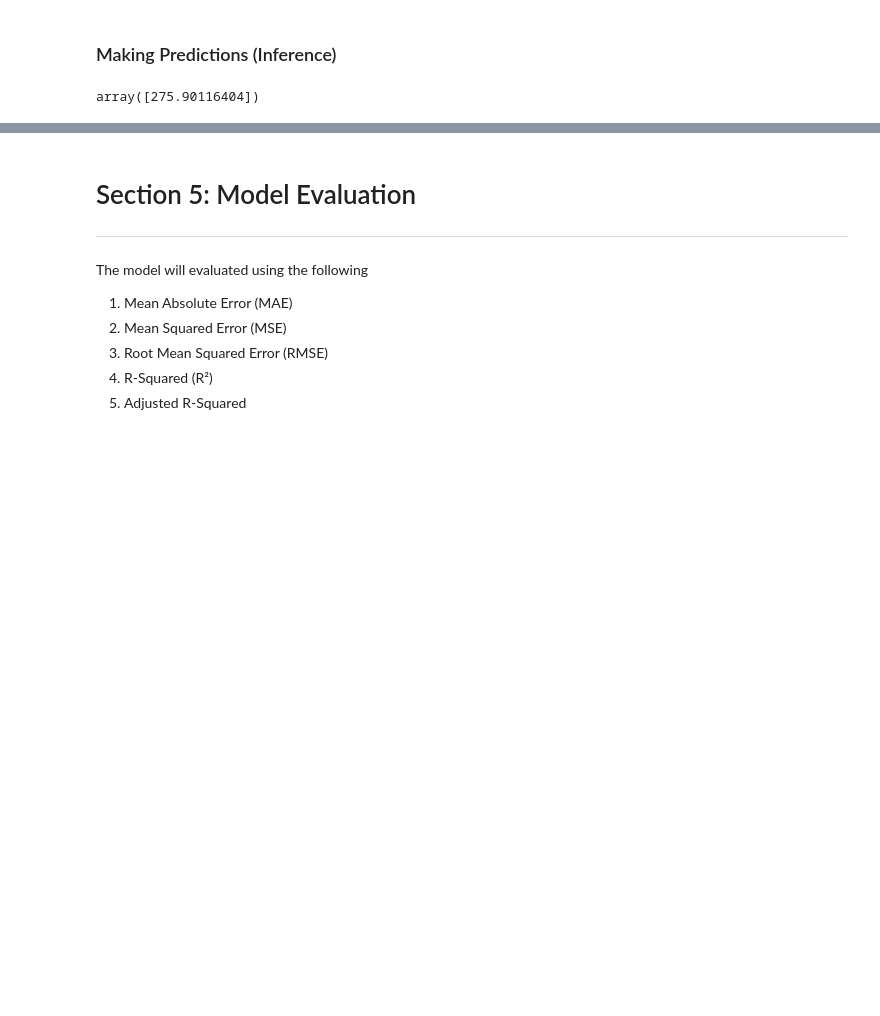
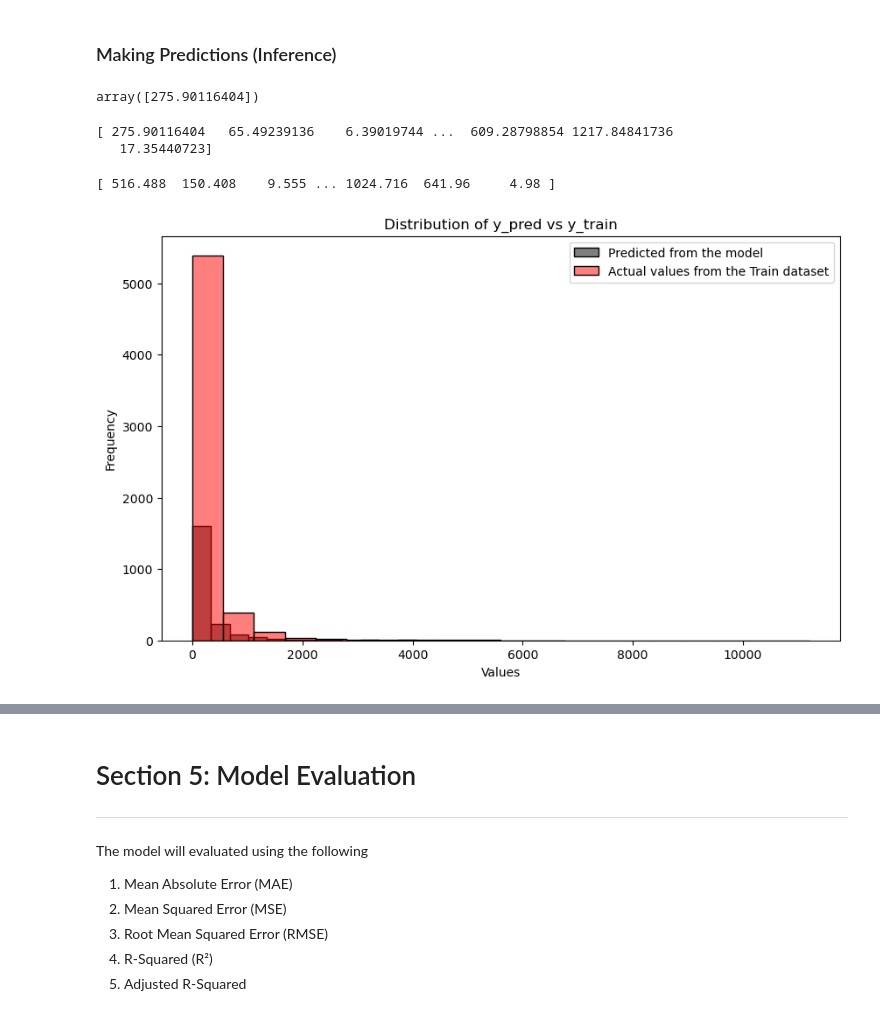
Before and after one commit to TeslimAdeyanju/4-Portfolio-Sales-Prediction-Using-Linear-Regression, a Jupyter notebook: mid-term-project-2024-cohot.ipynb, the cells around one changed output, grey strips where cells are left out. Drawn from its saved outputs; the diff is of its cells as text; code cells hidden in the pictures; blank space fills up the shorter version.

```diff
--- a/mid-term-project-2024-cohot.ipynb
+++ b/mid-term-project-2024-cohot.ipynb
@@ -658,3 +658,30 @@ y_pred = model.predict(X_test)
 model.predict(X_test.iloc[[0]])
 # %% [output]
 array([275.90116404])
+# %%
+# predicted values from the training data
+print(y_pred)
+# %% [output]
+[ 275.90116404   65.49239136    6.39019744 ...  609.28798854 1217.84841736
+   17.35440723]
+# %%
+#  ground truth values from the test data
+print(y_test)
+# %% [output]
+[ 516.488  150.408    9.555 ... 1024.716  641.96     4.98 ]
+# %%
+# checking the outcome of the y-pred vs the y_train
+plt.figure(figsize=(10, 6))
+sns.histplot(y_pred, color='black', alpha=0.5, bins=20, label='Predicted from the model')
+sns.histplot(y_train, color='red', alpha=0.5, bins=20, label='Actual values from the Train dataset')
+
+# Adding labels and title
+plt.xlabel('Values')
+plt.ylabel('Frequency')
+plt.title('Distribution of y_pred vs y_train')
+plt.legend()
+
+# Display the plot
+plt.show()
+# %% [output]
+[figure, added]
```
Also changed, not shown: parts of 2 cells of this notebook.
